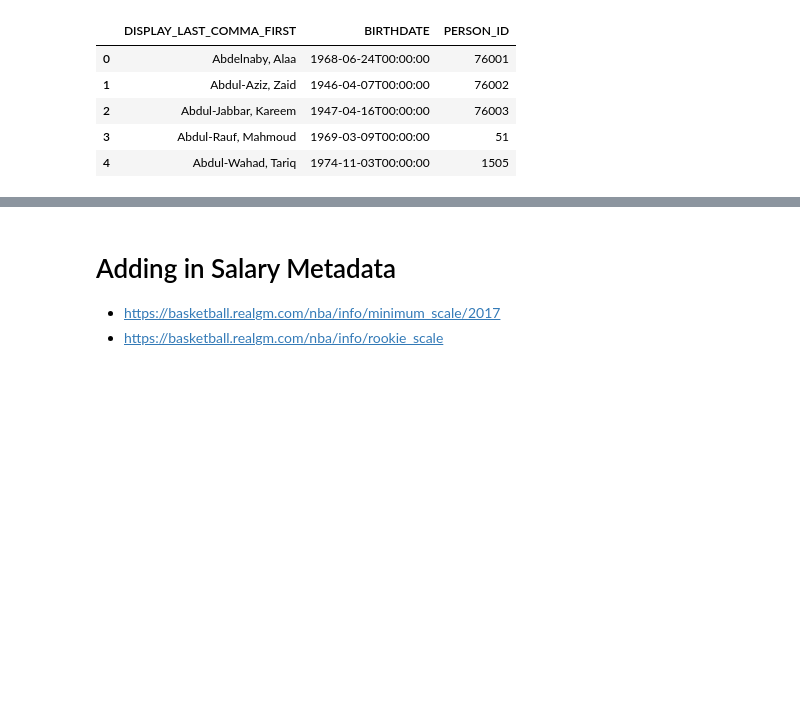
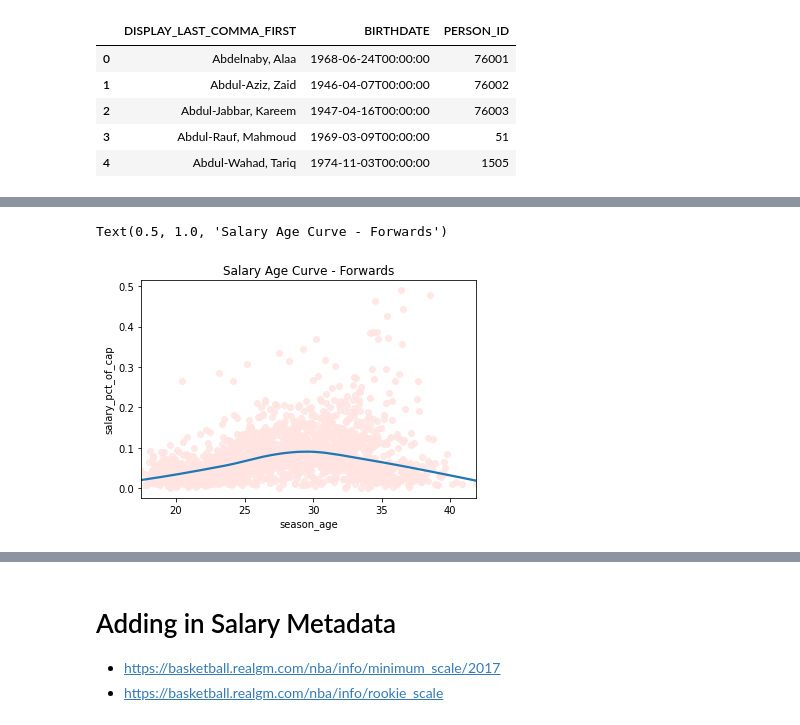
Before and after one commit to wfordh/nba_salaries_work, a Jupyter notebook: salary_analysis_plots.ipynb, the cells around one changed output, grey strips where cells are left out. Cells and saved outputs as stored; diff of their text form; code cells hidden in the pictures; blank space fills up the shorter version.

```diff
--- a/salary_analysis_plots.ipynb
+++ b/salary_analysis_plots.ipynb
@@ -383,0 +404,13 @@ Name: salary_pct_of_cap, Length: 4656, dtype: float64
+# %%
+g = sns.regplot(
+    data = salary_age_data.loc[salary_age_data.three_positions=="Forward"],
+    x="season_age",
+    y="salary_pct_of_cap",
+    lowess=True,
+    scatter_kws={"color":"mistyrose"},
+)
+
+g.set_title("Salary Age Curve - Forwards")
+# %% [output]
+Text(0.5, 1.0, 'Salary Age Curve - Forwards')
+[figure, added]
```
Also changed, not shown: parts of 38 cells of this notebook.
